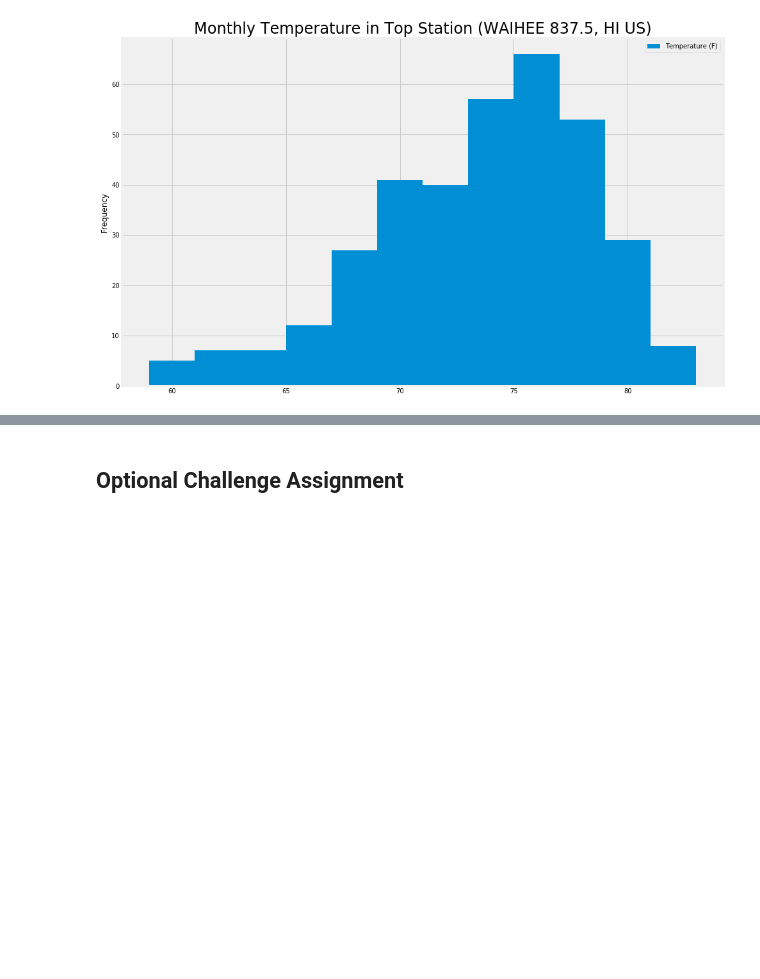
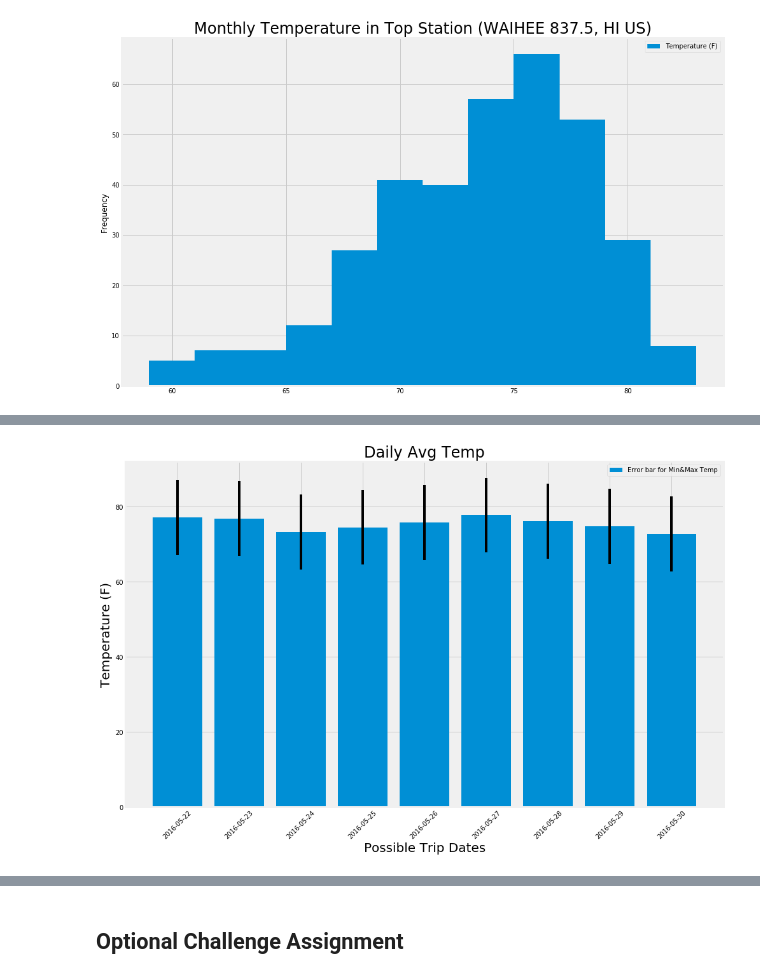
Before and after one commit to deottoni/Climate_Analysis, a Jupyter notebook: climate_analysis.ipynb, the cells around one changed output, grey strips where cells are left out. Cells and saved outputs as stored; diff of their text form; code cells hidden in the pictures; blank space fills up the shorter version.

```diff
--- a/climate_analysis.ipynb
+++ b/climate_analysis.ipynb
@@ -200,18 +198,15 @@ plt.show()
 # This function called `calc_temps` will accept start date and end date in the format '%Y-%m-%d'
 # and return the minimum, average, and maximum temperatures for that range of dates
 def calc_temps(start_date, end_date):
-    """TMIN, TAVG, and TMAX for a list of dates.
+    sel = [Measurement.date, func.min(Measurement.tobs), func.avg(Measurement.tobs), func.max(Measurement.tobs)]
+    qry = session.query(*sel).\
+        group_by(Measurement.date).\
+        filter(func.strftime("%Y-%m-%d", Measurement.date) >= start_date).\
+        filter(func.strftime("%Y-%m-%d", Measurement.date) <= end_date).\
+        all()
 
-    Args:
-        start_date (string): A date string in the format %Y-%m-%d
-        end_date (string): A date string in the format %Y-%m-%d
 
-    Returns:
-        TMIN, TAVE, and TMAX
-    """
-
-    return session.query(func.min(Measurement.tobs), func.avg(Measurement.tobs), func.max(Measurement.tobs)).\
-        filter(Measurement.date >= start_date).filter(Measurement.date <= end_date).all()
+    return qry
 
 # function usage example
-print(calc_temps('2012-02-28', '2012-03-05'))
+# print(calc_temps('2012-02-28', '2012-03-05'))
@@ -220,3 +213,5 @@ print(calc_temps('2012-02-28', '2012-03-05'))
 # %%
 # Use your previous function `calc_temps` to calculate the tmin, tavg, and tmax
 # for your trip using the previous year's data for those same dates.
+dates_temp = calc_temps('2016-05-22', '2016-05-30')
+dates_temp
@@ -227,0 +228,5 @@ print(calc_temps('2012-02-28', '2012-03-05'))
+# %%
+# create df of daily temp data
+dates_temp_df = pd.DataFrame(dates_temp, columns=["date", "tmin", "tavg", "tmax"])
+dates_temp_df = dates_temp_df.set_index('date', drop=True)
+dates_temp_df.head()
@@ -227,0 +241,19 @@ print(calc_temps('2012-02-28', '2012-03-05'))
+# %%
+# store avg, min, max from the same days in the past year
+dates_temp_days = dates_temp_df.index.values
+dates_temp = dates_temp_df['tavg']
+# dates_temp = dates_temp_df['tmin']
+# dates_temp = dates_temp_df['tmax']
+# %%
+# plot the avg, min, max from the same days in the past year
+plt.figure(figsize=[15, 10])
+plt.bar(dates_temp_days,dates_temp,yerr=10,label='Error bar for Min&Max Temp')
+plt.title("Daily Avg Temp",fontsize=24)
+plt.ylabel("Temperature (F)",fontsize=20)
+plt.xlabel("Possible Trip Dates",fontsize=20)
+plt.xticks(rotation=45)
+plt.legend()
+
+plt.show()
+# %% [output]
+[figure, added]
```
Also changed, not shown: parts of 7 cells of this notebook.
